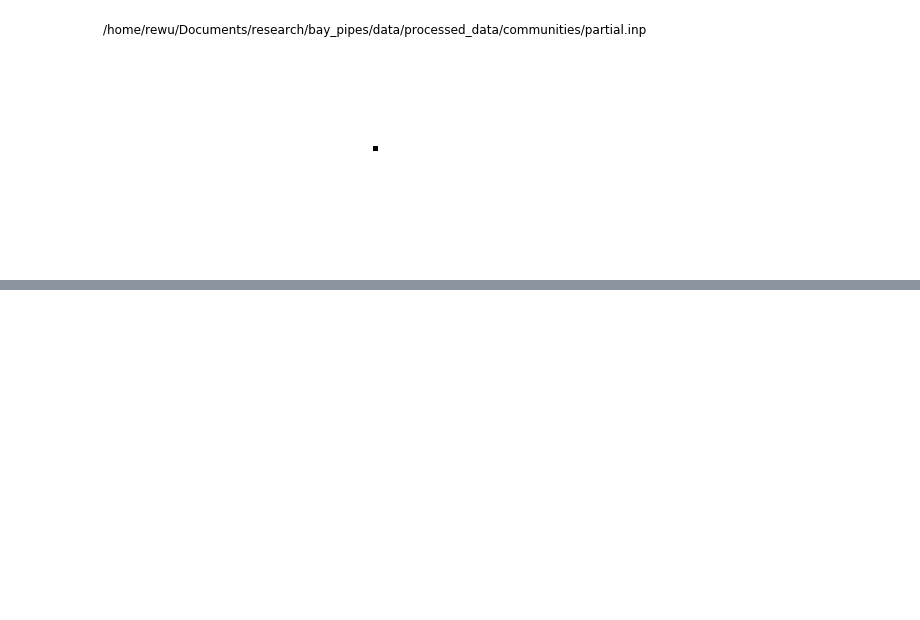
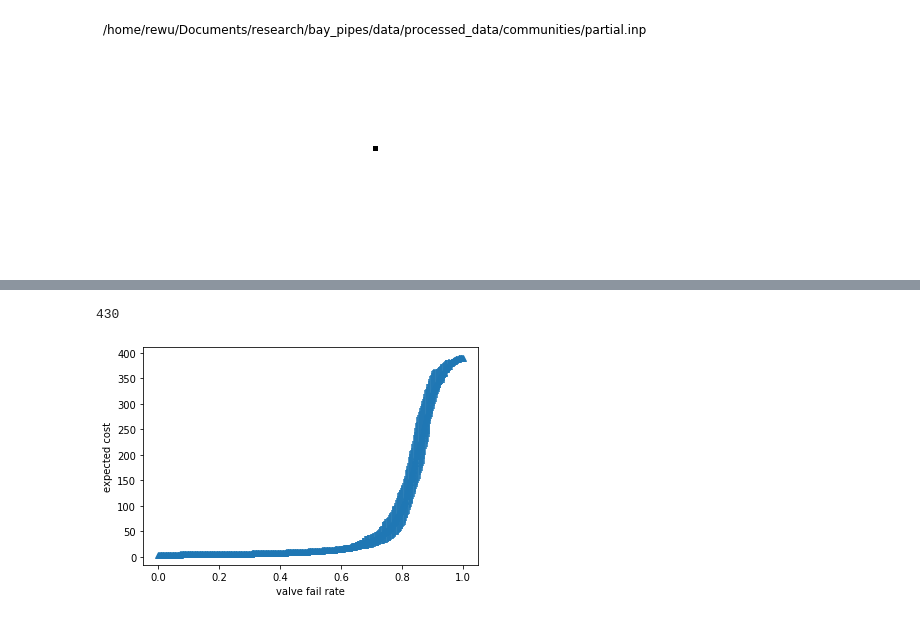
Before and after one commit to rewu1993/wdn_valves, a Jupyter notebook: valve-evolving.ipynb, the cells around one changed output, grey strips where cells are left out. Cells and saved outputs as stored; diff of their text form; code cells hidden in the pictures; blank space fills up the shorter version.

```diff
--- a/valve-evolving.ipynb
+++ b/valve-evolving.ipynb
@@ -305,0 +549,44 @@ print(segnet.seg_adj_mtx.shape)
+# %%
+def simulate_vfail(lid2nid,src_nids,N1 = False):
+    vstate = create_valvestates(lid2nid,N1)
+    segnet = SegmentNet(vstate,src_nids)
+    num_valves = len(vstate.normal_valves)
+    for i in range(num_valves):
+#         print (i)
+        segnet.valve_fail()
+    return segnet.exp_costs
+# %%
+src_nids = [0]
+N1 = True
+
+mc_num = 1000
+# %%
+import multiprocessing as mp
+
+pool = mp.Pool(mp.cpu_count()-1)
+results = pool.starmap(simulate_vfail, [(inp_graph.lid2npair,src_nids,N1) for _ in range(mc_num)])
+pool.close()
+# %%
+len(results[0])
+# %% [output]
+430
+# %%
+num_valves = 429
+fail_rates = np.linspace(0,1,num_valves+1)
+
+mc_results = np.zeros((mc_num,len(fail_rates)))
+for i,result in enumerate(results):
+    mc_results[i,:] = result
+
+mean_costs = np.mean(mc_results,axis=0)
+std_costs = np.std(mc_results,axis=0)
+# %%
+import matplotlib.pyplot as plt
+import numpy as np
+
+plt.errorbar(fail_rates, mean_costs, std_costs, linestyle='None', marker='^')
+plt.xlabel('valve fail rate')
+plt.ylabel('expected cost')
+plt.show()
+# %% [output]
+[figure, added]
```
Also changed, not shown: parts of 24 cells of this notebook, 1 other file.
